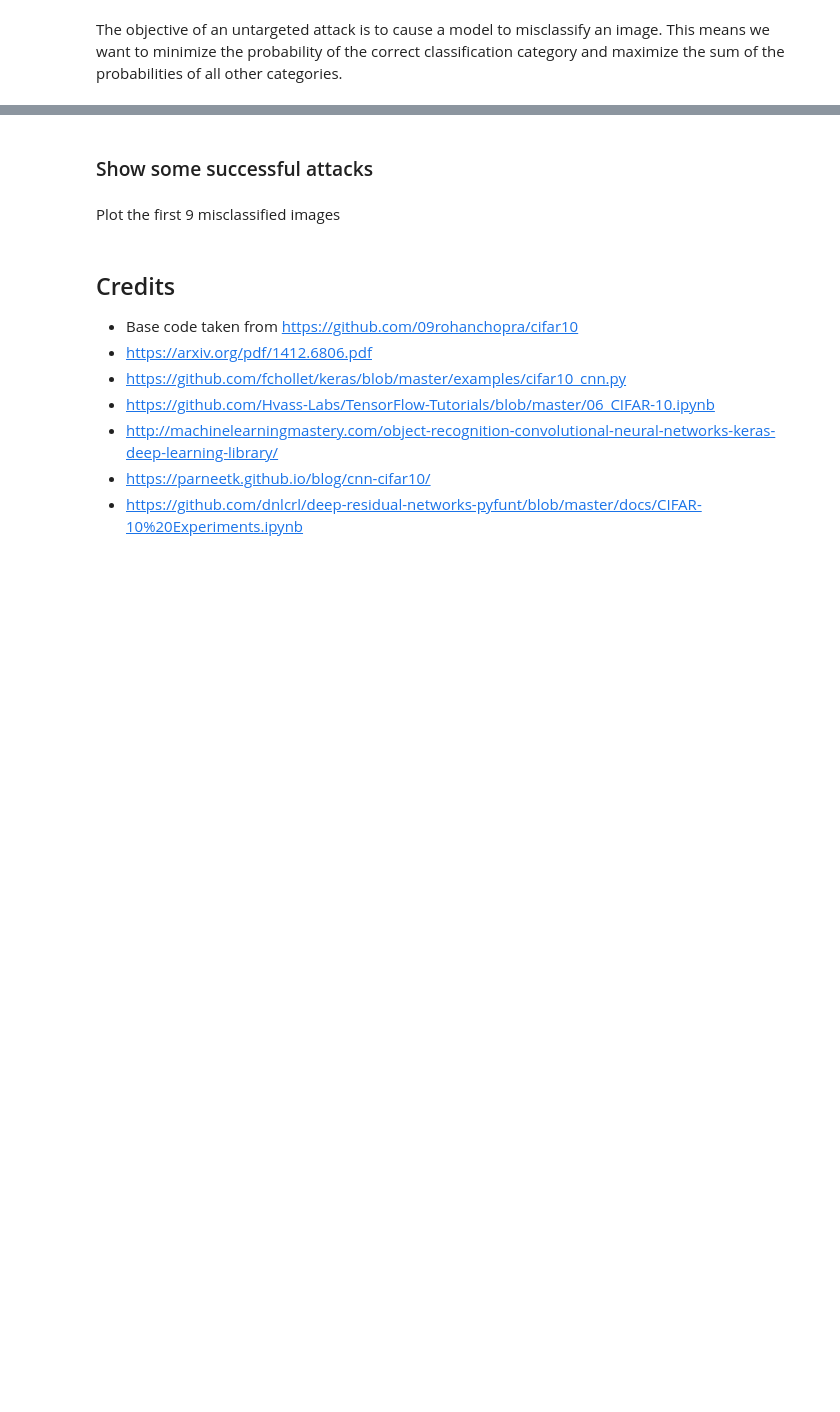
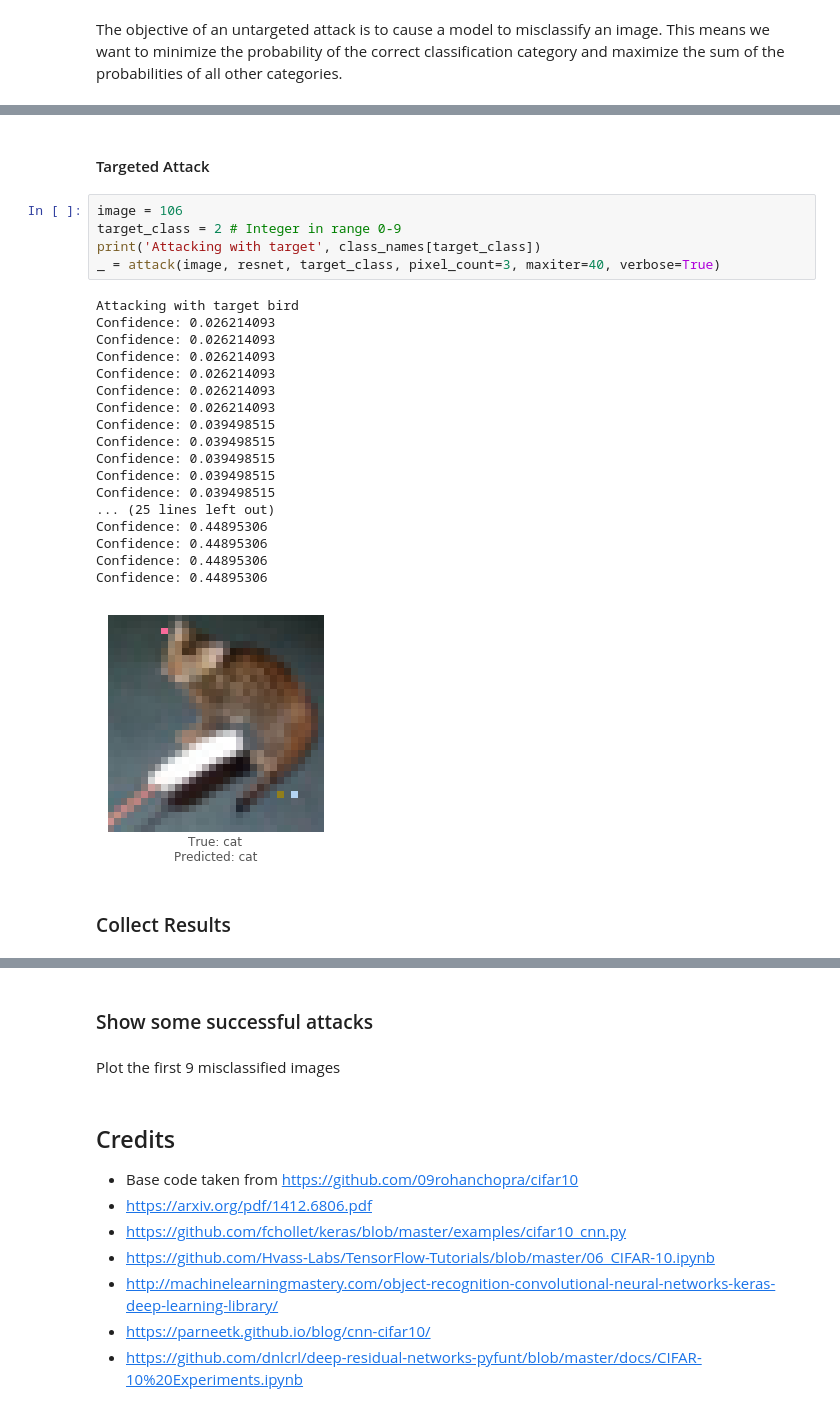
Before and after one commit to Hyperparticle/one-pixel-attack-keras, a Jupyter notebook: one-pixel-attack.ipynb, the cells around one changed output, grey strips where cells are left out. Cells and saved outputs as stored; diff of their text form; blank space fills up the shorter version.

```diff
--- a/one-pixel-attack.ipynb
+++ b/one-pixel-attack.ipynb
@@ -249,0 +172,28 @@ Attacking image 726
+# %% [markdown]
+#### Targeted Attack
+# %%
+image = 106
+target_class = 2 # Integer in range 0-9
+print('Attacking with target', class_names[target_class])
+_ = attack(image, resnet, target_class, pixel_count=3, maxiter=40, verbose=True)
+# %% [output]
+Attacking with target bird
+Confidence: 0.026214093
+Confidence: 0.026214093
+Confidence: 0.026214093
+Confidence: 0.026214093
+Confidence: 0.026214093
+Confidence: 0.026214093
+Confidence: 0.039498515
+Confidence: 0.039498515
+Confidence: 0.039498515
+Confidence: 0.039498515
+Confidence: 0.039498515
+... (25 lines left out)
+Confidence: 0.44895306
+Confidence: 0.44895306
+Confidence: 0.44895306
+Confidence: 0.44895306
+[figure, added]
+# %% [markdown]
+### Collect Results
```
Also changed, not shown: parts of 30 cells of this notebook.
